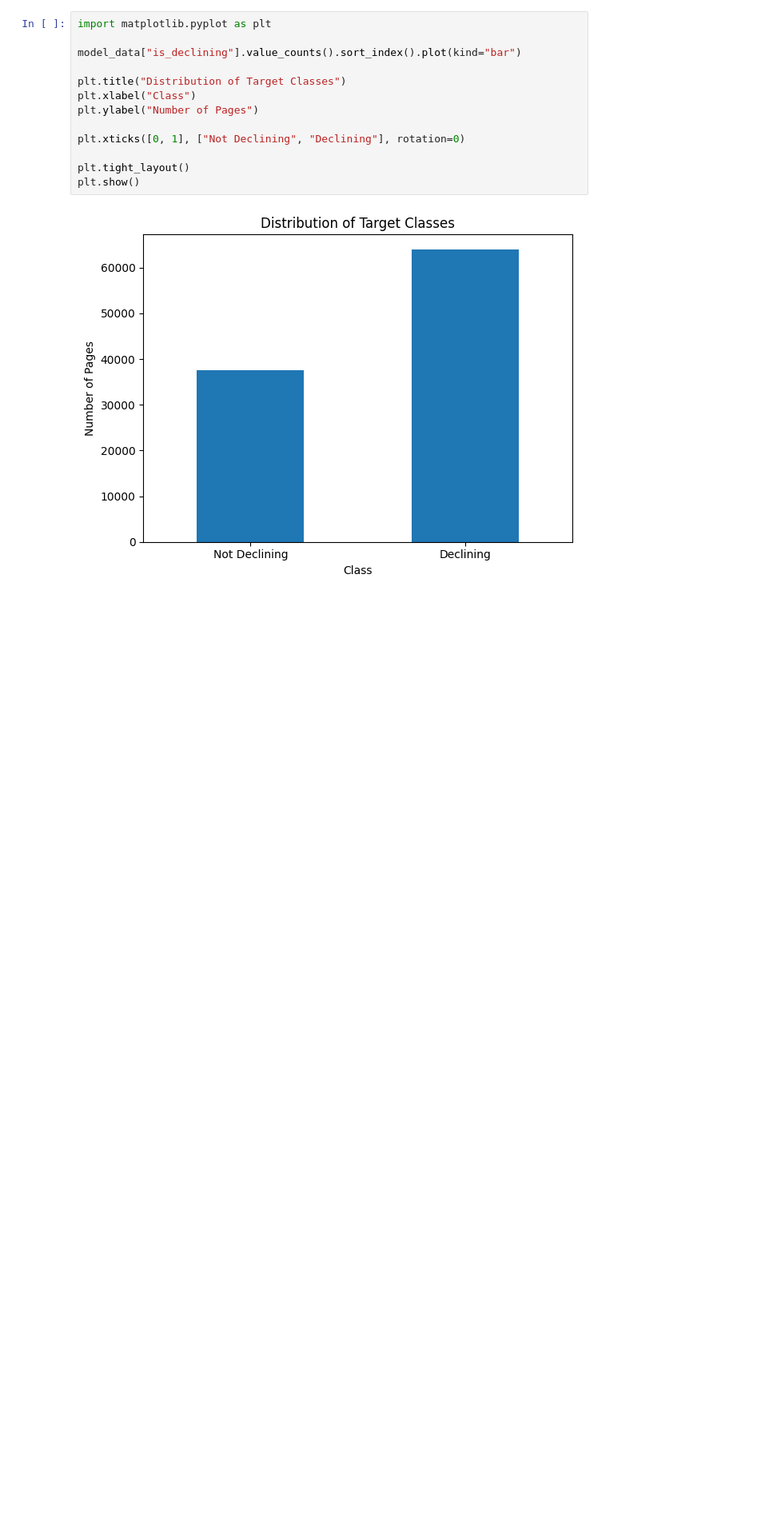
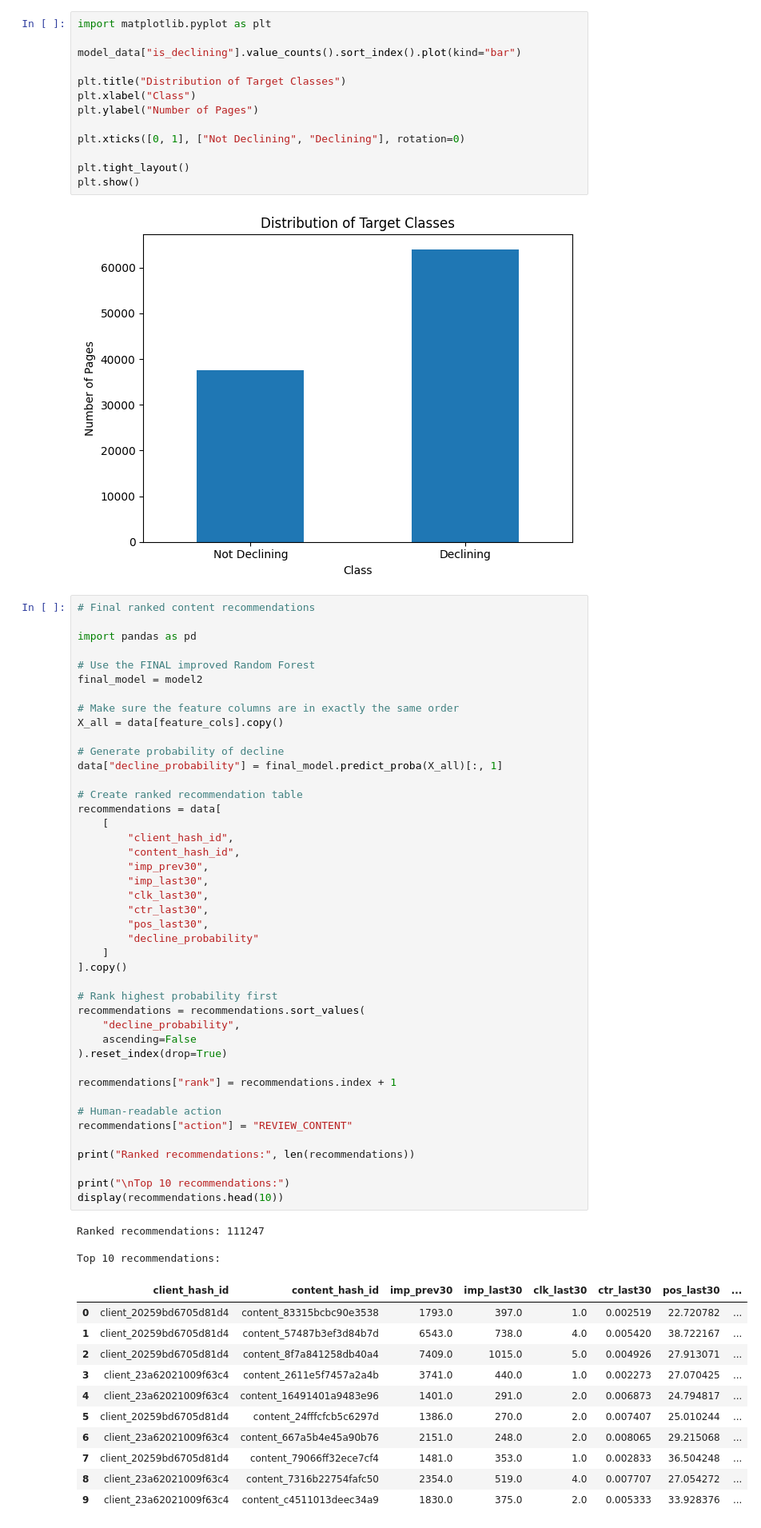
Before and after one commit to mirabdulbaqi/flyrank-ml-internship, a Jupyter notebook: work/notebooks/capstone.ipynb, the cells around one changed output. Shown at 80% size. Saved outputs shown, nothing was run; the diff lists cells and outputs as text; blank space fills up the shorter version.

```diff
--- a/work/notebooks/capstone.ipynb
+++ b/work/notebooks/capstone.ipynb
@@ -831,3 +831,61 @@ plt.tight_layout()
 plt.show()
 # %% [output]
 [figure]
+# %%
+# Final ranked content recommendations
+
+import pandas as pd
+
+# Use the FINAL improved Random Forest
+final_model = model2
+
+# Make sure the feature columns are in exactly the same order
+X_all = data[feature_cols].copy()
+
+# Generate probability of decline
+data["decline_probability"] = final_model.predict_proba(X_all)[:, 1]
+
+# Create ranked recommendation table
+recommendations = data[
+    [
+        "client_hash_id",
+        "content_hash_id",
+        "imp_prev30",
+        "imp_last30",
+        "clk_last30",
+        "ctr_last30",
+        "pos_last30",
+        "decline_probability"
+    ]
+].copy()
+
+# Rank highest probability first
+recommendations = recommendations.sort_values(
+    "decline_probability",
+    ascending=False
+).reset_index(drop=True)
+
+recommendations["rank"] = recommendations.index + 1
+
+# Human-readable action
+recommendations["action"] = "REVIEW_CONTENT"
+
+print("Ranked recommendations:", len(recommendations))
+
+print("\nTop 10 recommendations:")
+display(recommendations.head(10))
+# %% [output]
+Ranked recommendations: 111247
+
+Top 10 recommendations:
+|  | client_hash_id | content_hash_id | imp_prev30 | imp_last30 | clk_last30 | ctr_last30 | pos_last30 | ... |
+| 0 | client_20259bd6705d81d4 | content_83315bcbc90e3538 | 1793.0 | 397.0 | 1.0 | 0.002519 | 22.720782 | ... |
+| 1 | client_20259bd6705d81d4 | content_57487b3ef3d84b7d | 6543.0 | 738.0 | 4.0 | 0.005420 | 38.722167 | ... |
+| 2 | client_20259bd6705d81d4 | content_8f7a841258db40a4 | 7409.0 | 1015.0 | 5.0 | 0.004926 | 27.913071 | ... |
+| 3 | client_23a62021009f63c4 | content_2611e5f7457a2a4b | 3741.0 | 440.0 | 1.0 | 0.002273 | 27.070425 | ... |
+| 4 | client_23a62021009f63c4 | content_16491401a9483e96 | 1401.0 | 291.0 | 2.0 | 0.006873 | 24.794817 | ... |
+| 5 | client_20259bd6705d81d4 | content_24fffcfcb5c6297d | 1386.0 | 270.0 | 2.0 | 0.007407 | 25.010244 | ... |
+| 6 | client_23a62021009f63c4 | content_667a5b4e45a90b76 | 2151.0 | 248.0 | 2.0 | 0.008065 | 29.215068 | ... |
+| 7 | client_20259bd6705d81d4 | content_79066ff32ece7cf4 | 1481.0 | 353.0 | 1.0 | 0.002833 | 36.504248 | ... |
+| 8 | client_23a62021009f63c4 | content_7316b22754fafc50 | 2354.0 | 519.0 | 4.0 | 0.007707 | 27.054272 | ... |
+| 9 | client_23a62021009f63c4 | content_c4511013deec34a9 | 1830.0 | 375.0 | 2.0 | 0.005333 | 33.928376 | ... |
```
Also changed, not shown: parts of 10 cells of this notebook.
